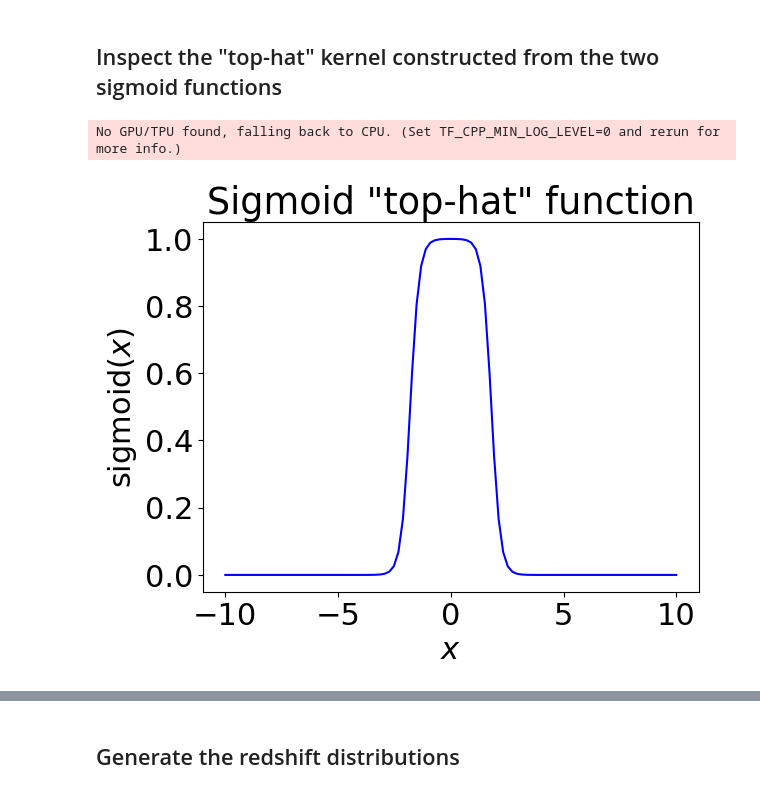
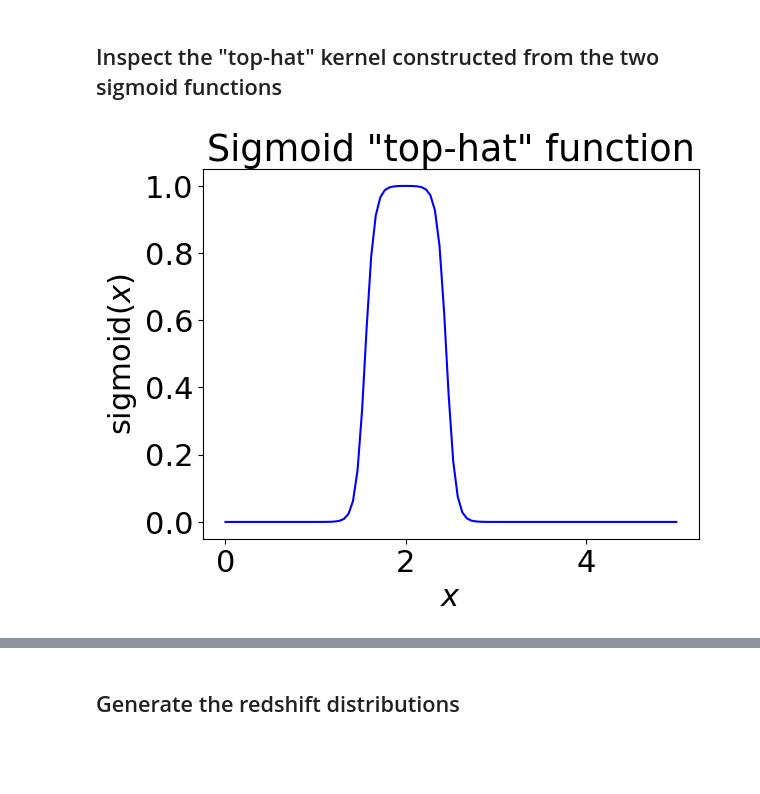
Before and after one commit to cmatties/CAMB-Workbook, a Jupyter notebook: Modified_Fisher_LSSTY1_Omega_m_Gamma.ipynb, the cells around one changed output, grey strips where cells are left out. Cells and saved outputs as stored; diff of their text form; code cells hidden in the pictures; blank space fills up the shorter version.

```diff
--- a/Modified_Fisher_LSSTY1_Omega_m_Gamma.ipynb
+++ b/Modified_Fisher_LSSTY1_Omega_m_Gamma.ipynb
@@ -41,23 +41,23 @@ plt.rcParams.update({
 # %%
 import jax
 import jax.numpy as jnp
 from jax.scipy.special import expit
 import matplotlib.pyplot as plt
 
-half_width = 2.0
+half_width = 0.5
 transition_scale = 0.1
 transition_width = half_width * transition_scale
-x0 = half_width * (1.-transition_scale)
+x0 = half_width - transition_width
+center = 2.
 
-x = jnp.linspace(-10, 10, 100)
-sigmoid1 = expit((x - x0) / transition_width)
-sigmoid2 = expit((x + x0) / transition_width)
+x = jnp.linspace(0., 5, 100)
+sigmoid1 = expit(((x-center) - x0) / transition_width)
+sigmoid2 = expit(((x-center) + x0) / transition_width)
 
 plt.plot(x, sigmoid2-sigmoid1,c='b')
 plt.xlabel(r'$x$')
 plt.ylabel(r'$\mathrm{sigmoid}(x)$')
 plt.title('Sigmoid "top-hat" function')
 plt.show()
 # %% [output]
-No GPU/TPU found, falling back to CPU. (Set TF_CPP_MIN_LOG_LEVEL=0 and rerun for more info.)
-[figure, old version]
+[figure, new version]
```
Also changed, not shown: parts of 6 cells of this notebook.
